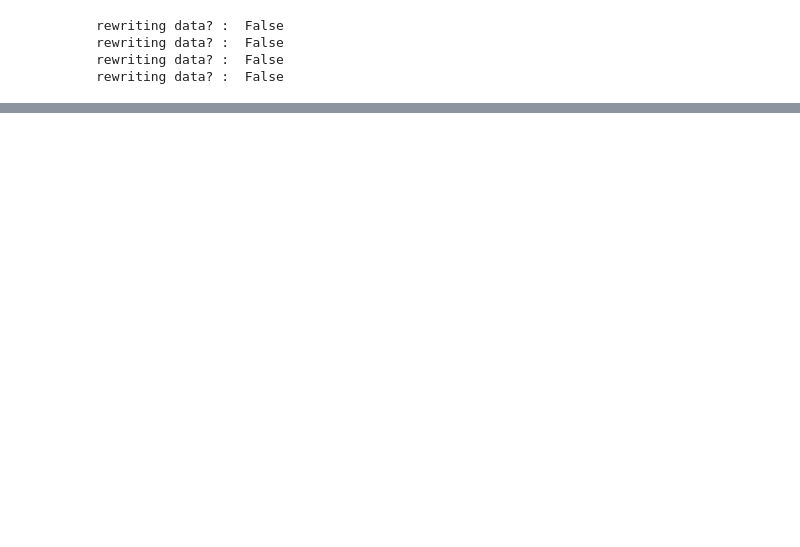
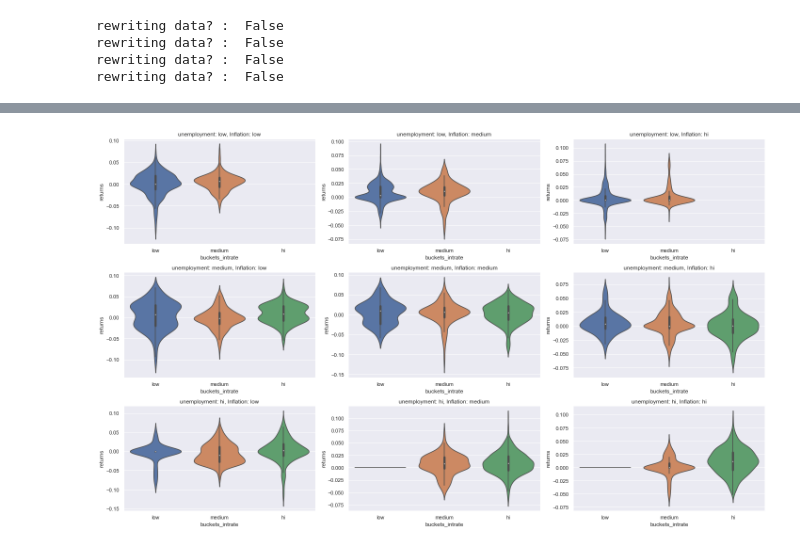
Before and after one commit to AliAbidi555/portfolio_management, a Jupyter notebook: portfolio_op.ipynb, the cells around one changed output, grey strips where cells are left out. Cells and saved outputs as stored; diff of their text form; code cells hidden in the pictures; blank space fills up the shorter version.

```diff
--- a/portfolio_op.ipynb
+++ b/portfolio_op.ipynb
@@ -421,0 +482,32 @@ data
+# %%
+
+# Unique values for categorical variables
+unique_buckets_unemp = x['buckets_unemp'].unique()
+unique_buckets_cpi_growth = x['buckets_cpi_growth'].unique()
+unique_buckets_intrate = x['buckets_intrate'].unique()
+# Create a 3x3 grid of subplots
+fig, axes = plt.subplots(3, 3, figsize=(20, 12))
+
+for i, cat1 in enumerate(unique_buckets_unemp):
+    for j, cat2 in enumerate(unique_buckets_cpi_growth):
+        for k, cat3 in enumerate(unique_buckets_intrate):
+            # Filter data for the specific combination of categorical values
+            filtered_data = x[
+                (x['buckets_unemp'] == cat1) &
+                (x['buckets_cpi_growth'] == cat2) &
+                (x['buckets_intrate'] == cat3)
+            ]
+
+            # Create a violin plot for returns for each level of cat3
+            sns.violinplot(x='buckets_intrate', y='returns', data=filtered_data, ax=axes[i, j])
+
+            # Set plot titles
+            axes[i, j].set_title(f'unemployment: {cat1}, Inflation: {cat2}')
+
+# Adjust plot layout
+plt.tight_layout()
+
+# Show the plot
+plt.show()
+# %% [output]
+[figure, added]
```
Also changed, not shown: parts of 19 cells of this notebook, 2 other files.
